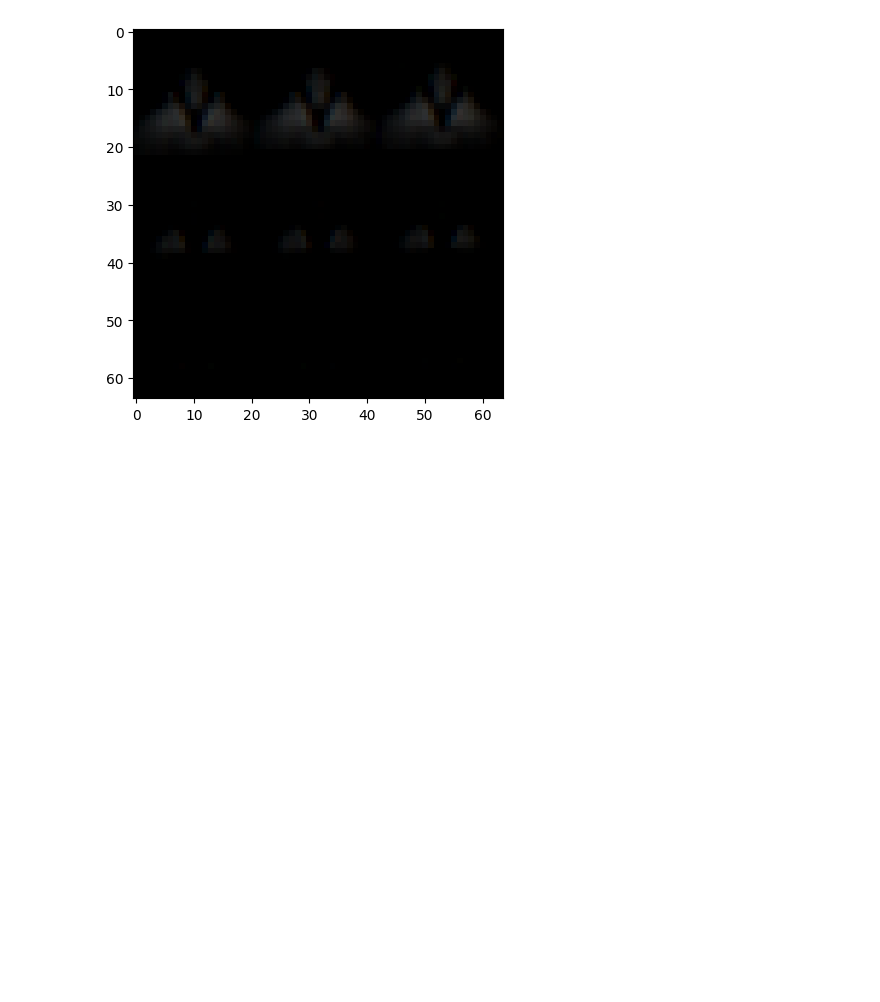
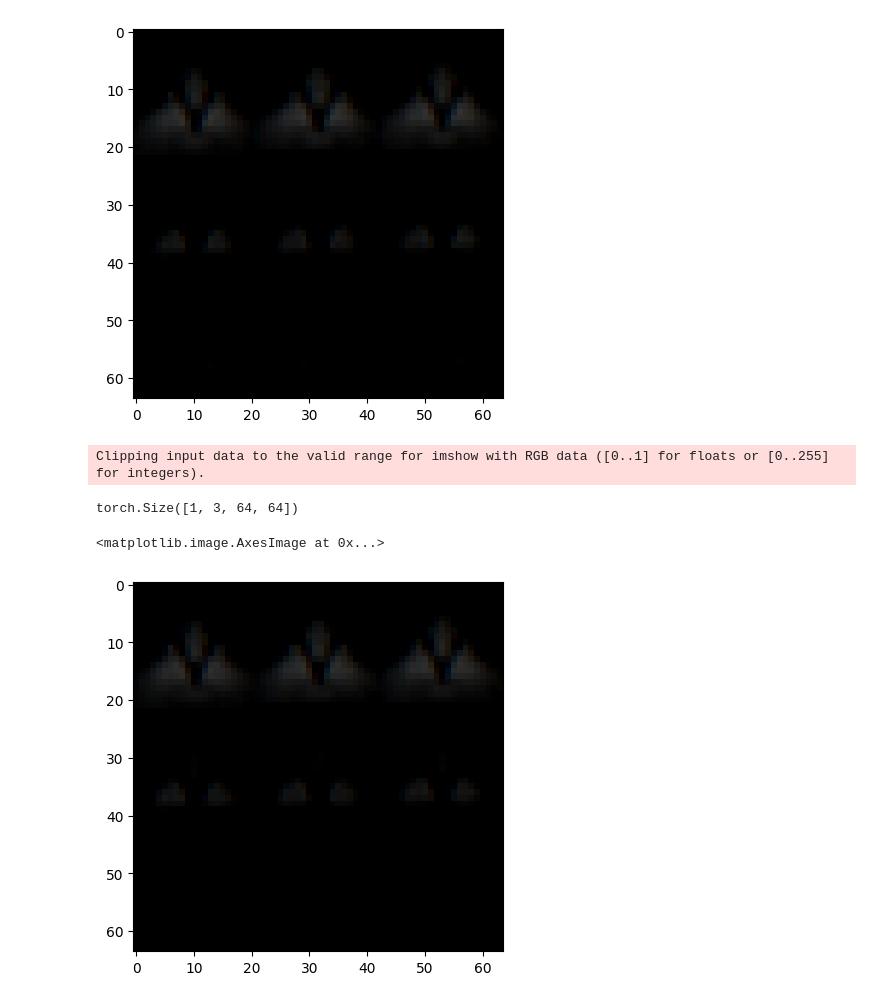
Before and after one commit to davidenders11/vae-project, a Jupyter notebook: training.ipynb, the cells around one changed output. Cells and saved outputs as stored; diff of their text form; code cells hidden in the pictures; blank space fills up the shorter version.

Commit message:
Added code to test if reconstruction works on a cat image

```diff
--- a/training.ipynb
+++ b/training.ipynb
@@ -174,3 +174,19 @@ torch.Size([1, 64])
 Clipping input data to the valid range for imshow with RGB data ([0..1] for floats or [0..255] for integers).
 <matplotlib.image.AxesImage at 0x...>
 [figure]
+# %%
+import cv2
+
+img = cv2.imread("data/cats/1.jpg")
+img = torch.from_numpy(img).float()
+img = img.view(1, 3, 64, 64)
+print(img.shape)
+rec_img = model.forward(img)[0]
+rec_img = rec_img.view(64, 64, 3)
+rec_img = rec_img.detach().numpy()
+plt.imshow(rec_img)
+# %% [output]
+Clipping input data to the valid range for imshow with RGB data ([0..1] for floats or [0..255] for integers).
+torch.Size([1, 3, 64, 64])
+<matplotlib.image.AxesImage at 0x...>
+[figure, added]
```
